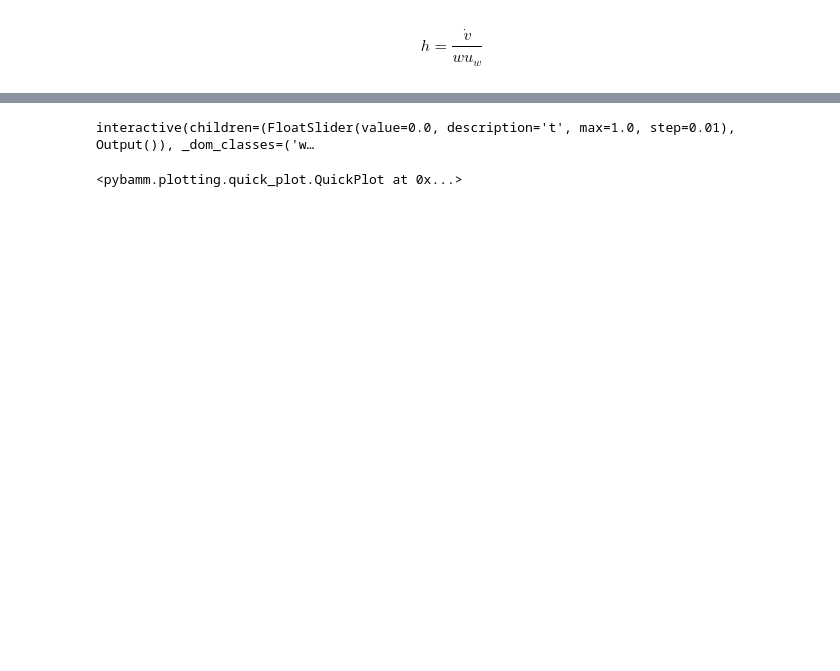
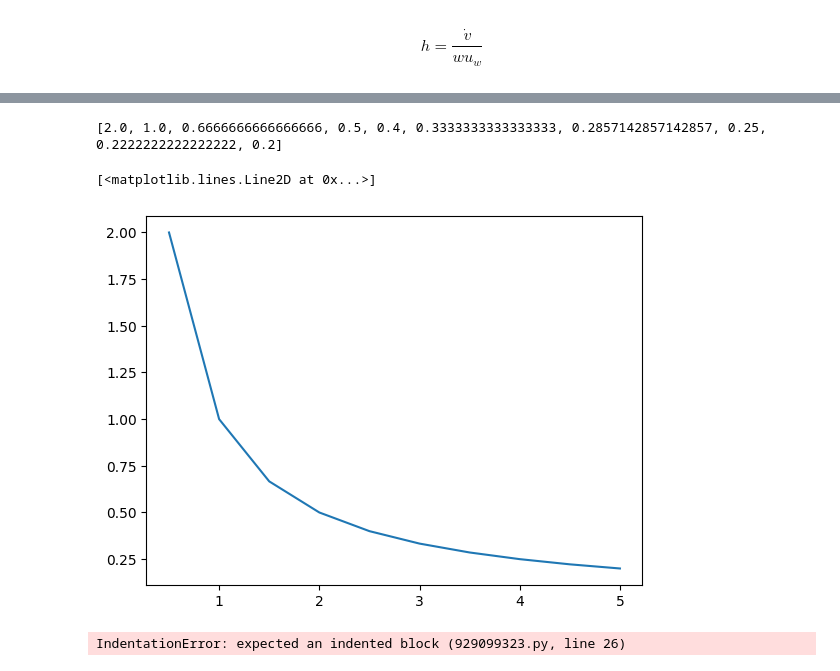
Before and after one commit to FW-Coding/FUSE-Internship-2024, a Jupyter notebook: Slot-die coating model.ipynb, the cells around one changed output, grey strips where cells are left out. Saved outputs shown, nothing was run; the diff lists cells and outputs as text; code cells hidden in the pictures; blank space fills up the shorter version.

Commit message:
Add new Rheological model

```diff
--- a/Slot-die coating model.ipynb
+++ b/Slot-die coating model.ipynb
@@ -7,3 +61,56 @@ $$h=\frac{\dot v}{wu_w}$$
+# %%
+model = pybamm.BaseModel("height model")
+
+# define parameters
+w = pybamm.Parameter("Coating width [m]")
+u_w = pybamm.Parameter("Web speed [ms-1]")
+v = pybamm.Parameter("Volume flow [m3s-1]")
+
+# define variable
+#h = pybamm.Variable("Coating thickness [m]")
+
+
+# governing equations
+model.variables["Coating thickness [m]"] = v / w / u_w
+#h = v / w * u_w
+
+# solve
+#solver = pybamm.DummySolver()
+#solution = solver.solve(model, t_eval=0)
+
+#define list of parameters
+#loop and solve model for each
+#create list of solutions
+
+#Add parameters
+param = pybamm.ParameterValues(
+    {
+        "Coating width [m]": 1,
+        "Web speed [ms-1]": "[input]",
+        "Volume flow [m3s-1]": 1,
+    }
+)
+values = [0.5,1,1.5,2,2.5,3,3.5,4,4.5,5]
+thickness = []
+
+for i in values:
+    sim = pybamm.Simulation(model, parameter_values=param, solver=pybamm.DummySolver())
+    sol = sim.solve([0, 1], inputs={"Web speed [ms-1]":i})
+    thickness.append(sol["Coating thickness [m]"].entries[0])
+
+
+
+print(thickness)
+
+plt.plot(values, thickness)
+
+
+#github copilot
+#potential optimisation with input parameter
+# %% [output]
+[2.0, 1.0, 0.6666666666666666, 0.5, 0.4, 0.3333333333333333, 0.2857142857142857, 0.25, 0.2222222222222222, 0.2]
+[<matplotlib.lines.Line2D at 0x...>]
+[figure, added]
 # %%
 model = pybamm.BaseModel("height model")
 
@@ -24,6 +131,11 @@ model.variables["Coating thickness [m]"] = v / w / u_w
 #solver = pybamm.DummySolver()
 #solution = solver.solve(model, t_eval=0)
 
+for i in len(range(u)):
+
+
+
+
 #Add parameters
 param = pybamm.ParameterValues(
     {
@@ -36,9 +148,19 @@ param = pybamm.ParameterValues(
 sim = pybamm.Simulation(model, parameter_values=param, solver=pybamm.DummySolver())
 sol = sim.solve([0, 3600])
 sol.plot(["Coating thickness [m]"])
+
+# plot
+fig, (ax1, ax2) = plt.subplots(1, 2, figsize=(13, 4))
+
+ax1.plot(["Coating thickness [m]"])
+r = np.linspace(0, 1, 100)
+ax2.plot(r, ["Coating thickness [m]"])
+ax2.set_xlabel("r")
+ax2.set_ylabel("Concentration at t=0.5")
+plt.tight_layout()
+plt.show()
 # %% [output]
-interactive(children=(FloatSlider(value=0.0, description='t', max=1.0, step=0.01), Output()), _dom_classes=('w…
+IndentationError: expected an indented block (929099323.py, line 26)
-<pybamm.plotting.quick_plot.QuickPlot at 0x...>
 # %%
 #Reference code from training
 
```
Also changed, not shown: parts of 2 cells of this notebook, 2 other files.
